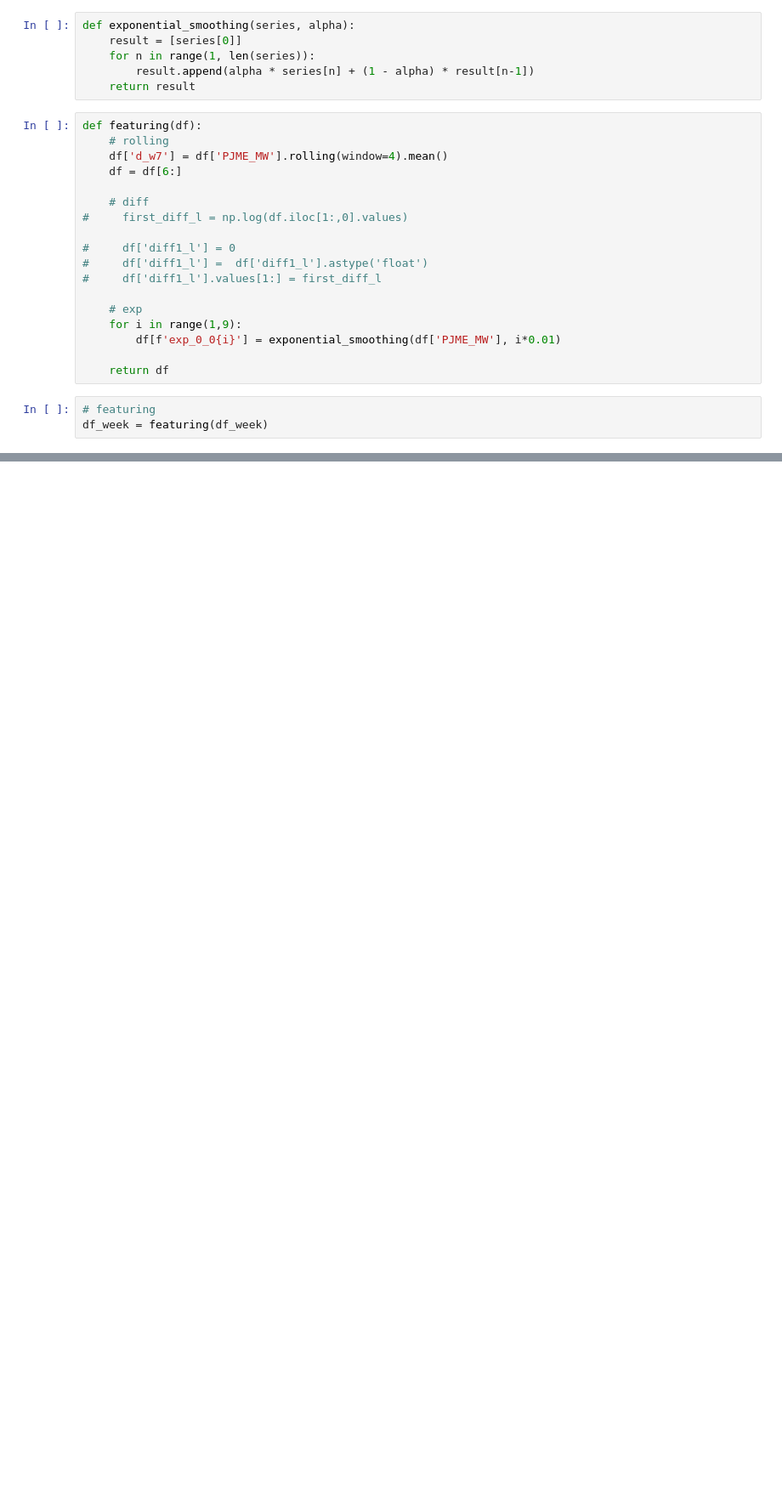
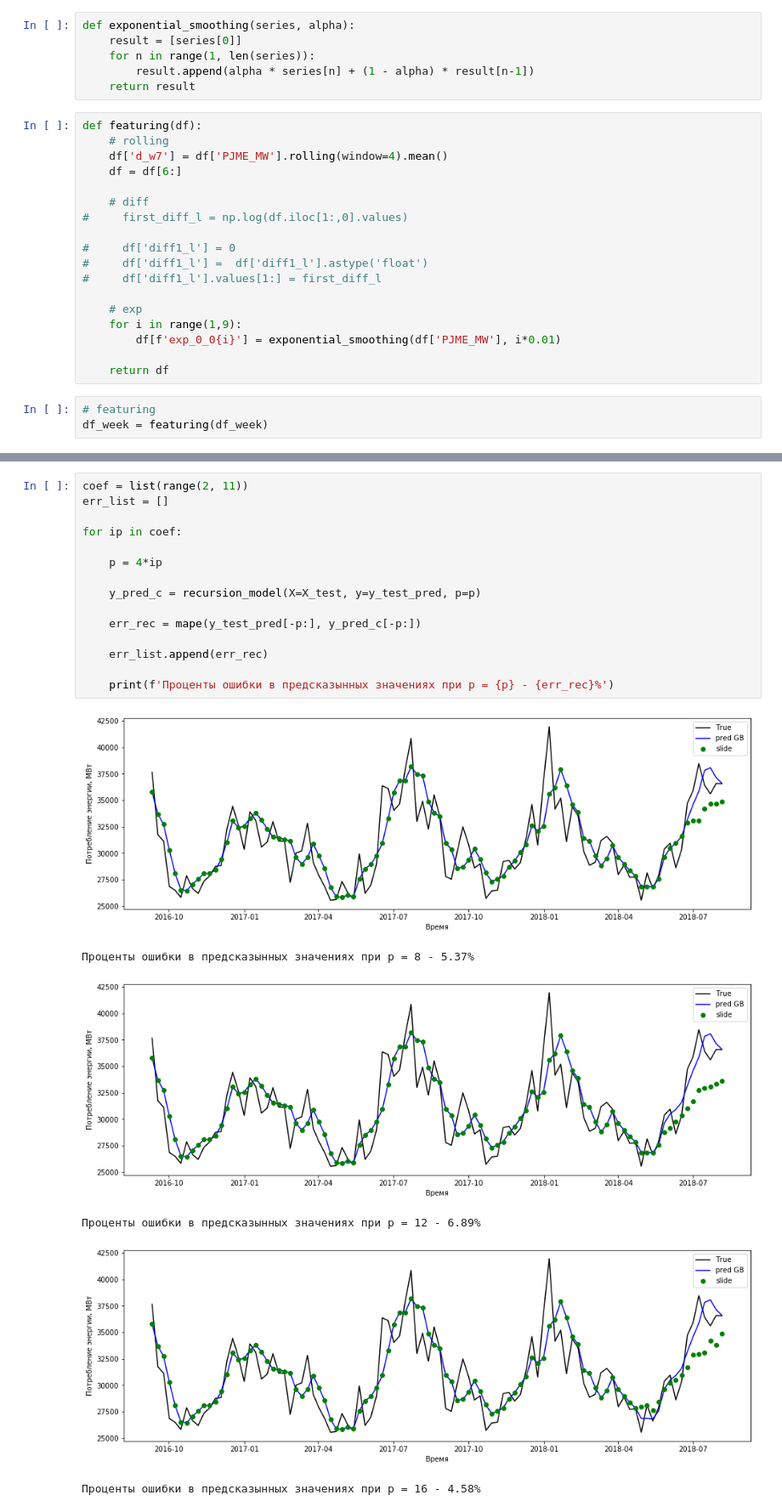
Before and after one commit to Yegor9151/Machine_learning_in_business, a Jupyter notebook: lesson4. time series part 4/lesson4 time series part 4.ipynb, the cells around one changed output, grey strips where cells are left out. Shown at 85% size. Cells and saved outputs as stored; diff of their text form; blank space fills up the shorter version.

```diff
--- a/lesson4. time series part 4/lesson4 time series part 4.ipynb
+++ b/lesson4. time series part 4/lesson4 time series part 4.ipynb
@@ -362,0 +359,22 @@ round((mean_err_slide - mean_err),2)
+# %%
+coef = list(range(2, 11))
+err_list = []
+
+for ip in coef:
+
+    p = 4*ip
+
+    y_pred_c = recursion_model(X=X_test, y=y_test_pred, p=p)
+
+    err_rec = mape(y_test_pred[-p:], y_pred_c[-p:])
+
+    err_list.append(err_rec)
+
+    print(f'Проценты ошибки в предсказынных значениях при p = {p} - {err_rec}%')
+# %% [output]
+[figure, added]
+Проценты ошибки в предсказынных значениях при p = 8 - 5.37%
+[figure, added]
+Проценты ошибки в предсказынных значениях при p = 12 - 6.89%
+[figure, added]
+Проценты ошибки в предсказынных значениях при p = 16 - 4.58%
```
Also changed, not shown: parts of 16 cells of this notebook.
